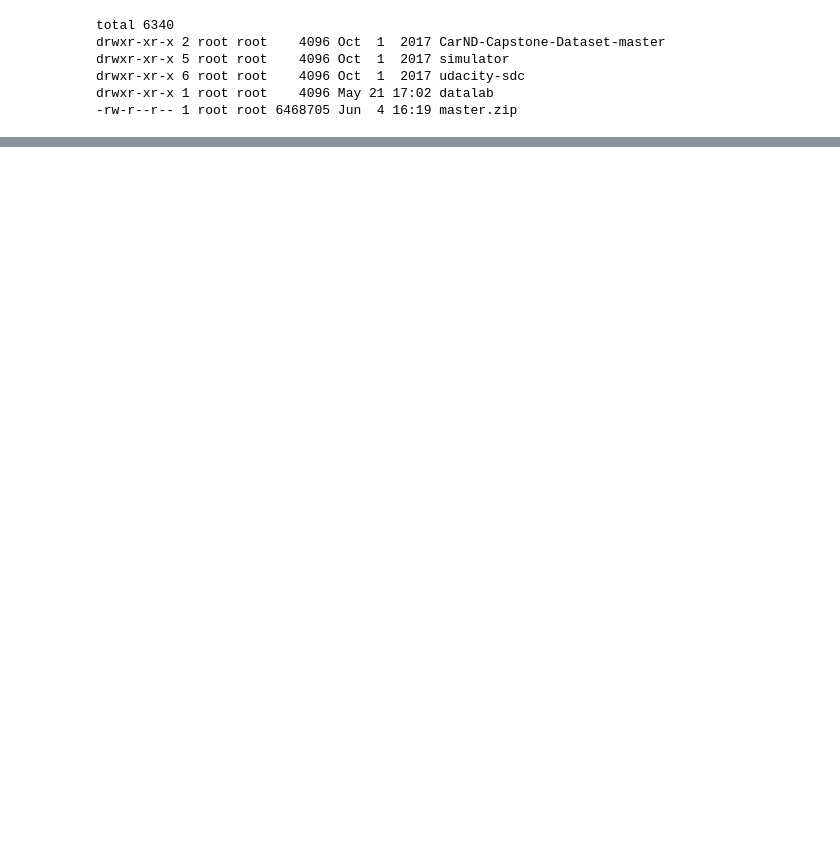
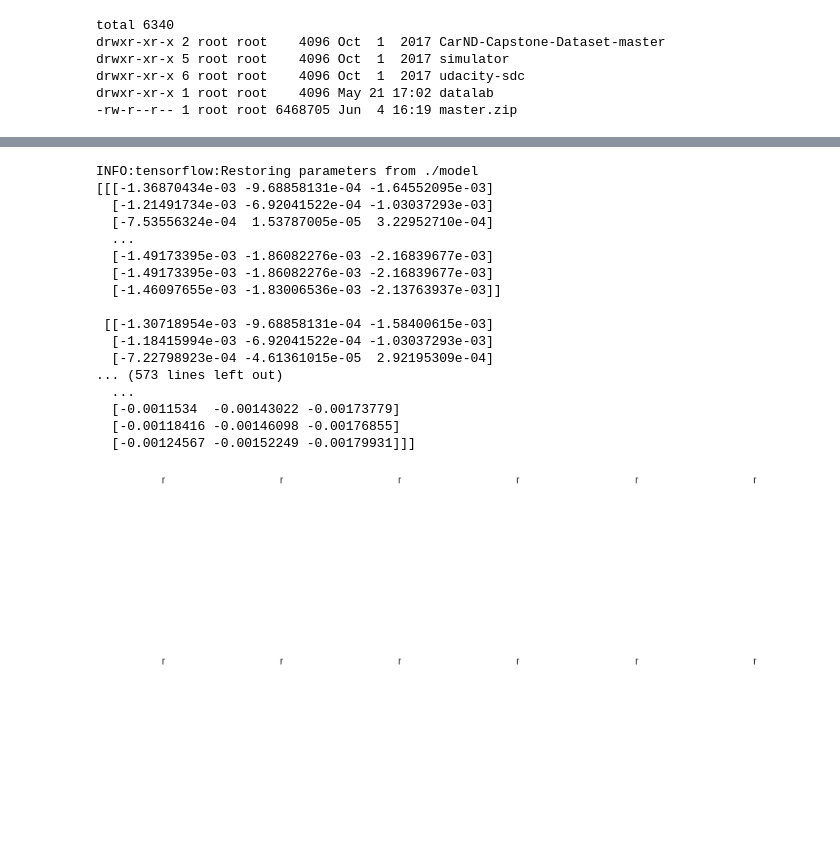
Before and after one commit to UjjwalSaxena/Behavior-Cloning-DataSet-Ujjwal, a Jupyter notebook: Hello,_Colaboratory.ipynb, the cells around one changed output, grey strips where cells are left out. Drawn from its saved outputs; the diff is of its cells as text; code cells hidden in the pictures; blank space fills up the shorter version.

```diff
--- a/Hello,_Colaboratory.ipynb
+++ b/Hello,_Colaboratory.ipynb
@@ -83,3 +81,11 @@ for i in range (len(folders)):
+# %%
+
+def  normalize (x_images):
+#     return (x_images-127.5)/127.5
+  return x_images/255
+
+# print(type(x_images[0]))
+x_images=  normalize(x_images)
 # %%
 sorted_images=[green, red, yellow]
 features_green=[]
@@ -157,0 +225,44 @@ def layers(X,keep_prob):
+# %%
+softmax_logits= tf.nn.softmax(logits_x)
+top_k= tf.nn.top_k(softmax_logits, 3)
+with tf.Session() as sess:
+  sess.run(tf.global_variables_initializer())
+  saver.restore(sess, './model')
+  test_softmax_logits= sess.run(softmax_logits, feed_dict={x:x_images, keep_prob: 1})
+  test_top_k= sess.run(top_k, feed_dict={x:x_images, keep_prob: 1})
+
+labels = []
+images= []
+for i in range(len(X_test)):
+  images.append(x_images[i].squeeze())
+  labels.append(folders[np.argmax(test_softmax_logits[i])][1])
+
+plt.figure(figsize=(12,12))
+
+for i in range(12):
+    plt.subplot(4, 6, i+1)
+    plt.axis('off')
+    plt.tight_layout()
+    plt.title(labels[i])
+#     plt.imshow(images[i])
+    print(images[i])
+plt.show()
+# %% [output]
+INFO:tensorflow:Restoring parameters from ./model
+[[[-1.36870434e-03 -9.68858131e-04 -1.64552095e-03]
+  [-1.21491734e-03 -6.92041522e-04 -1.03037293e-03]
+  [-7.53556324e-04  1.53787005e-05  3.22952710e-04]
+  ...
+  [-1.49173395e-03 -1.86082276e-03 -2.16839677e-03]
+  [-1.49173395e-03 -1.86082276e-03 -2.16839677e-03]
+  [-1.46097655e-03 -1.83006536e-03 -2.13763937e-03]]
+
+ [[-1.30718954e-03 -9.68858131e-04 -1.58400615e-03]
+  [-1.18415994e-03 -6.92041522e-04 -1.03037293e-03]
+  [-7.22798923e-04 -4.61361015e-05  2.92195309e-04]
+... (573 lines left out)
+  ...
+  [-0.0011534  -0.00143022 -0.00173779]
+  [-0.00118416 -0.00146098 -0.00176855]
+  [-0.00124567 -0.00152249 -0.00179931]]]
+[figure, added]
```
Also changed, not shown: parts of 12 cells of this notebook.
